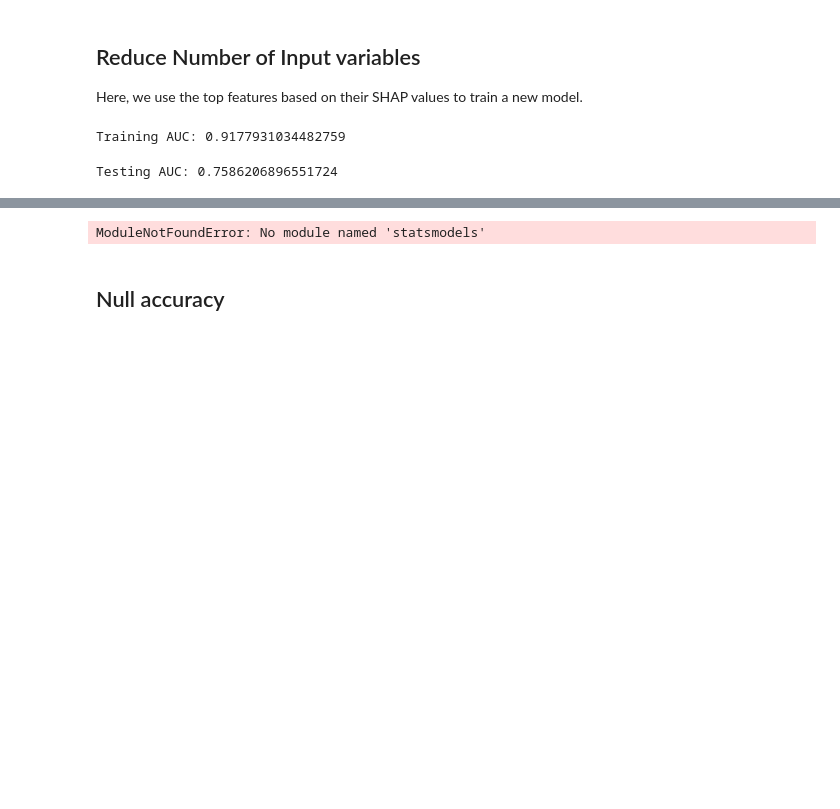
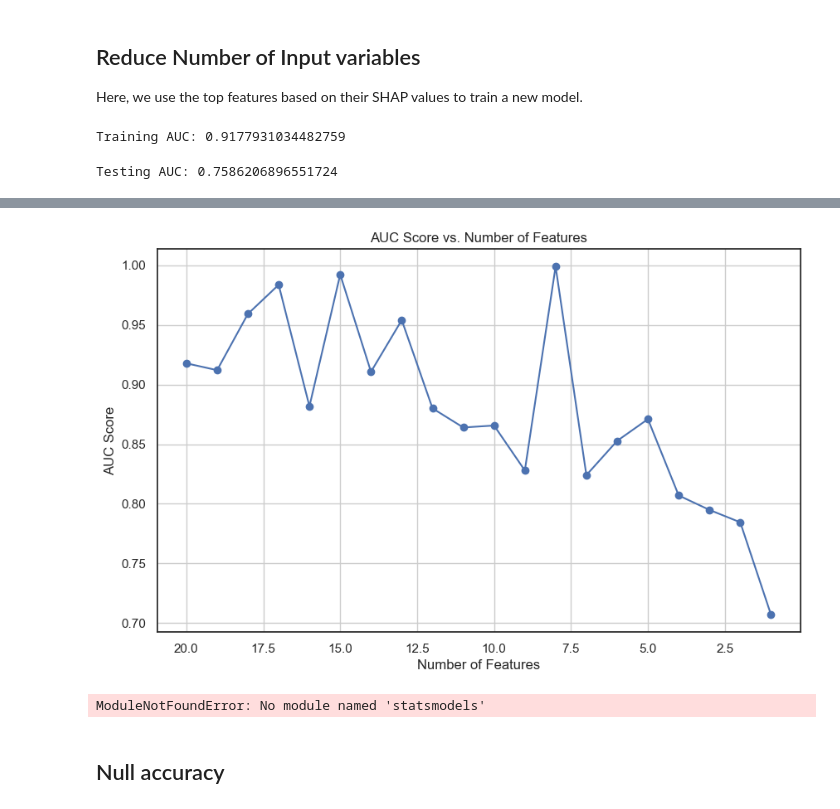
Before and after one commit to AmauryPelzer/Engel-outcome-prediction, a Jupyter notebook: notebooks/3. modeling/cl_modeling_binary.ipynb, the cells around one changed output, grey strips where cells are left out. Cells and saved outputs as stored; diff of their text form; code cells hidden in the pictures; blank space fills up the shorter version.

Commit message:
Added graph with decreasing feature mumber

```diff
--- a/notebooks/3. modeling/cl_modeling_binary.ipynb
+++ b/notebooks/3. modeling/cl_modeling_binary.ipynb
@@ -827,3 +813,92 @@ test_auc = roc_auc_score(y_test, y_test_pred_proba)
 print(f"Testing AUC: {test_auc}")
 # %% [output]
 Testing AUC: 0.7586206896551724
+# %%
+import matplotlib.pyplot as plt
+from sklearn.ensemble import RandomForestClassifier
+from sklearn.model_selection import StratifiedKFold, GridSearchCV
+from sklearn.metrics import roc_auc_score
+
+# Initialize lists to store the results
+num_features_list = []
+auc_scores_list = []
+
+# Make a copy of the full feature set and SHAP importance dataframe
+remaining_features = top_features.copy()
+importance_df_20 = importance_df.head(20)
+importance_df_temp = importance_df_20.copy()
+
+
+for i in range(len(top_features)):
+    # Update column names by removing "remainder__" and "pipeline__" prefixes
+    X_train_processed.columns = [col.replace("remainder__", "").replace("pipeline__", "") for col in X_train_processed.columns]
+    X_test_processed.columns = [col.replace("remainder__", "").replace("pipeline__", "") for col in X_test_processed.columns]
+
+
+    # Select the current set of features
+    X_train_selected = X_train_processed[remaining_features]
+    X_test_selected = X_test_processed[remaining_features]
+
+    # List of continuous variables
+    numeric_var = ["age", "age_of_onset", "eo_days_postsurg", "eo_year_surg", "seizure_notes_word_cnt",
+                "eeg", "engel_outcomes", "mri", "neuroanatomical_labeling",
+                "neuropsychological_testing", "surgical_information", "freq_per_month",
+                "date_diff_eeg", "date_diff_neuropsychological_testing", "date_diff_mri"] # , "prev_aeds_num"
+
+    # Filter the list to keep only those variables that are columns in X_train_selected
+    numeric_var_selected = [var for var in numeric_var if var in X_train_selected.columns]
+
+    # Define preprocessing pipelines
+    numeric_pipe = make_pipeline(SimpleImputer(strategy='median'), StandardScaler())
+    categorical_pipe = make_pipeline(SimpleImputer(strategy='most_frequent'))
+
+    # Define the preprocessing pipeline
+    preprocessor = make_column_transformer(
+        (numeric_pipe, numeric_var_selected),
+        remainder=categorical_pipe
+    )
+
+    # Apply preprocessing
+    X_train_processed = preprocessor.fit_transform(X_train_selected)
+    X_train_processed = pd.DataFrame(X_train_processed, columns=preprocessor.get_feature_names_out())
+
+    X_test_processed = preprocessor.transform(X_test_selected)
+    X_test_processed = pd.DataFrame(X_test_processed, columns=preprocessor.get_feature_names_out())
+
+    # Retrain the model with the current set of features
+    clf_cv.fit(X_train_processed, y_train)
+
+    # Update column names by removing "remainder__" and "pipeline__" prefixes
+    #X_train_selected.columns = ['pipeline__' + col for col in X_train_selected.columns]
+
+    # Predict probabilities and compute AUC score
+    y_train_pred_proba = clf_cv.predict_proba(X_train_processed)[:, 1]
+    train_auc = roc_auc_score(y_train, y_train_pred_proba)
+
+    # Store the number of features and the corresponding AUC score
+    num_features_list.append(len(remaining_features))
+    auc_scores_list.append(train_auc)
+
+    # Print the current number of features and AUC score for tracking progress
+    print(f"Number of features: {len(remaining_features)}, Training AUC: {train_auc}")
+
+    if len(remaining_features) > 1:
+        # Remove the feature with the lowest SHAP value
+        least_important_feature = importance_df_temp.iloc[-1]['Feature Name']
+        remaining_features = remaining_features[remaining_features != least_important_feature]
+        importance_df_temp = importance_df_temp[:-1]
+
+    else:
+        # If there's only one feature left, end the loop
+        break
+
+# Plot the results
+plt.figure(figsize=(10, 6))
+plt.plot(num_features_list, auc_scores_list, marker='o')
+plt.gca().invert_xaxis()  # Optional: Invert the x-axis to show decreasing number of features
+plt.title('AUC Score vs. Number of Features')
+plt.xlabel('Number of Features')
+plt.ylabel('AUC Score')
+plt.grid(True)
+plt.show()
+# %% [output]
@@ -829,0 +925 @@ Testing AUC: 0.7586206896551724
+[figure, added]
```
Also changed, not shown: parts of 8 cells of this notebook.
